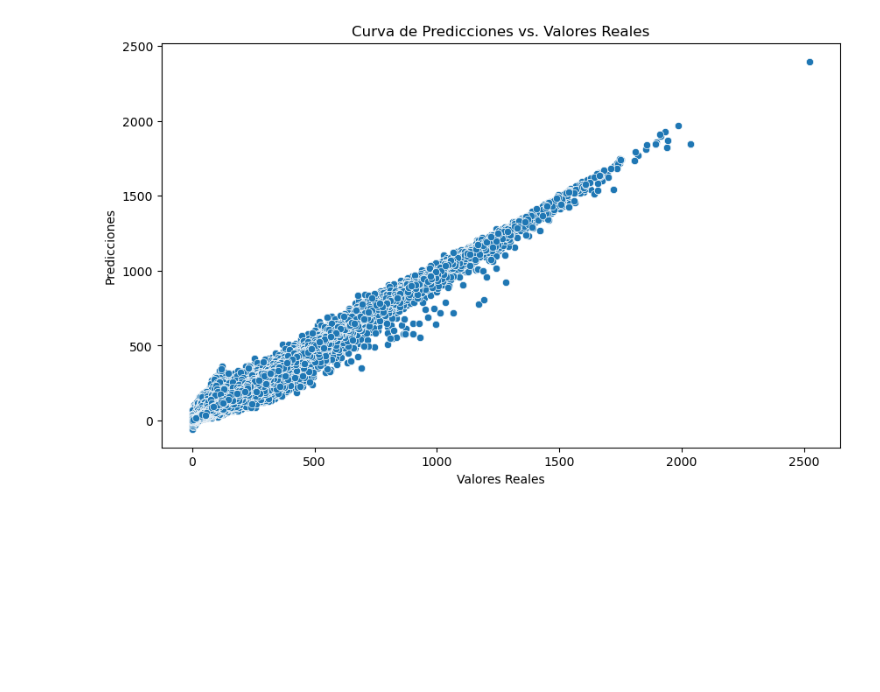
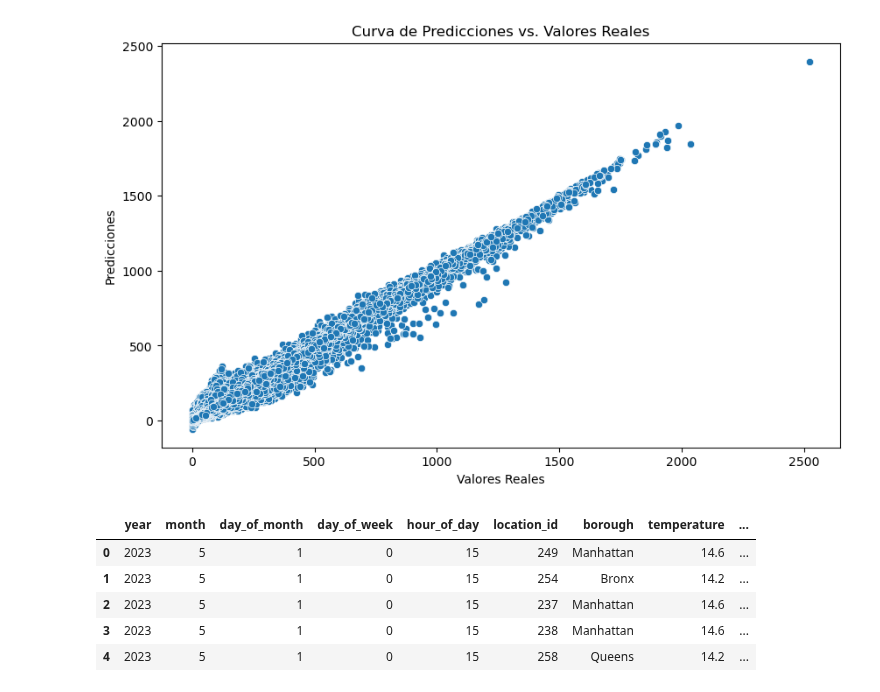
Before and after one commit to lmunozm1702/taxi_electrico_nyc, a Jupyter notebook: ML/LOCAL/ee.ipynb, the cells around one changed output. Drawn from its saved outputs; the diff is of its cells as text; code cells hidden in the pictures; blank space fills up the shorter version.

```diff
--- a/ML/LOCAL/ee.ipynb
+++ b/ML/LOCAL/ee.ipynb
@@ -203,3 +188,12 @@ day_of_month            0.012191
 relative_humidity       0.011402
 dtype: float32
 [figure]
+# %%
+clima_con_viajes.head()
+# %% [output]
+|  | year | month | day_of_month | day_of_week | hour_of_day | location_id | borough | temperature | ... |
+| 0 | 2023 | 5 | 1 | 0 | 15 | 249 | Manhattan | 14.6 | ... |
+| 1 | 2023 | 5 | 1 | 0 | 15 | 254 | Bronx | 14.2 | ... |
+| 2 | 2023 | 5 | 1 | 0 | 15 | 237 | Manhattan | 14.6 | ... |
+| 3 | 2023 | 5 | 1 | 0 | 15 | 238 | Manhattan | 14.6 | ... |
+| 4 | 2023 | 5 | 1 | 0 | 15 | 258 | Queens | 14.2 | ... |
```
Also changed, not shown: parts of 11 cells of this notebook, 4 other files.
